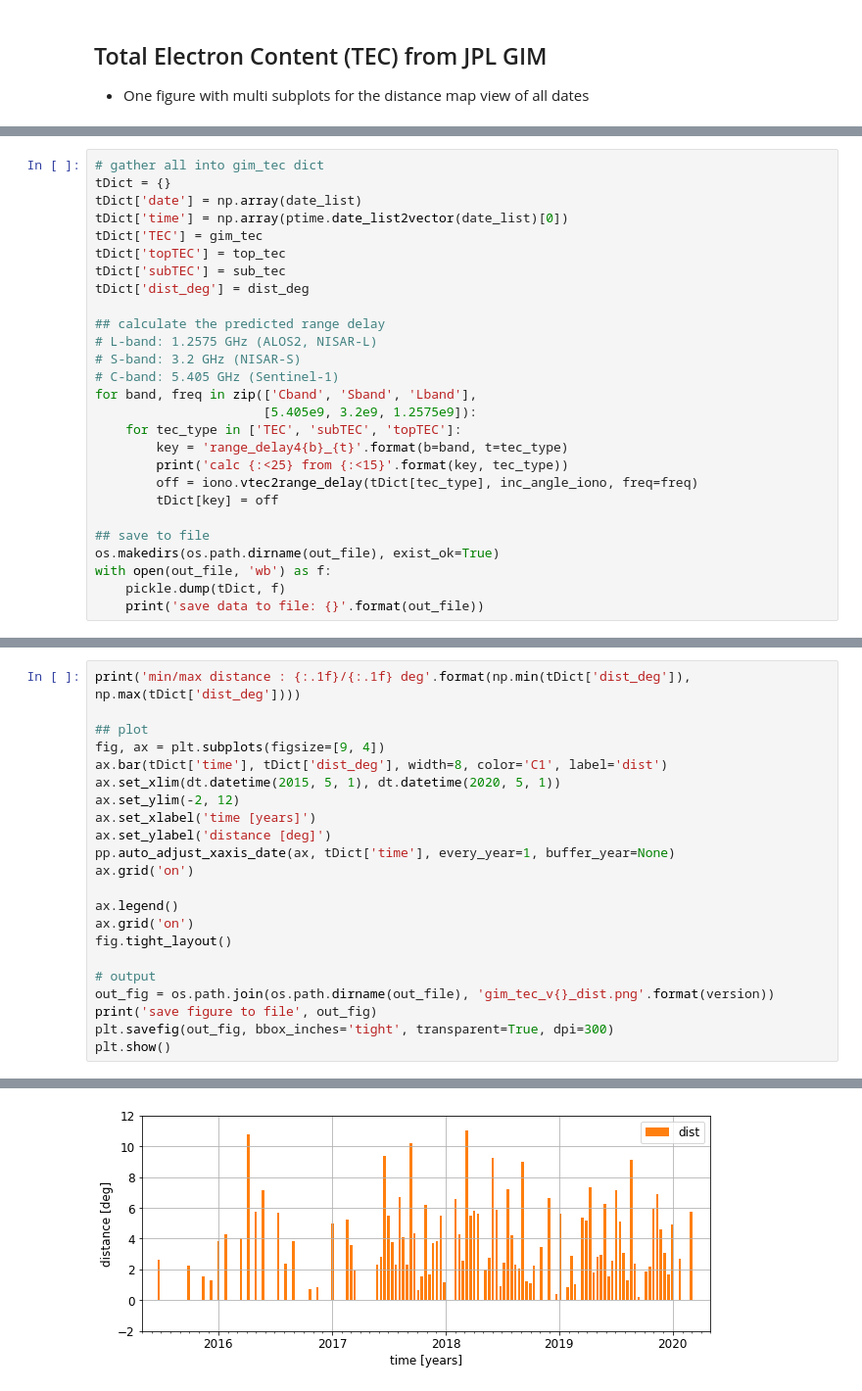
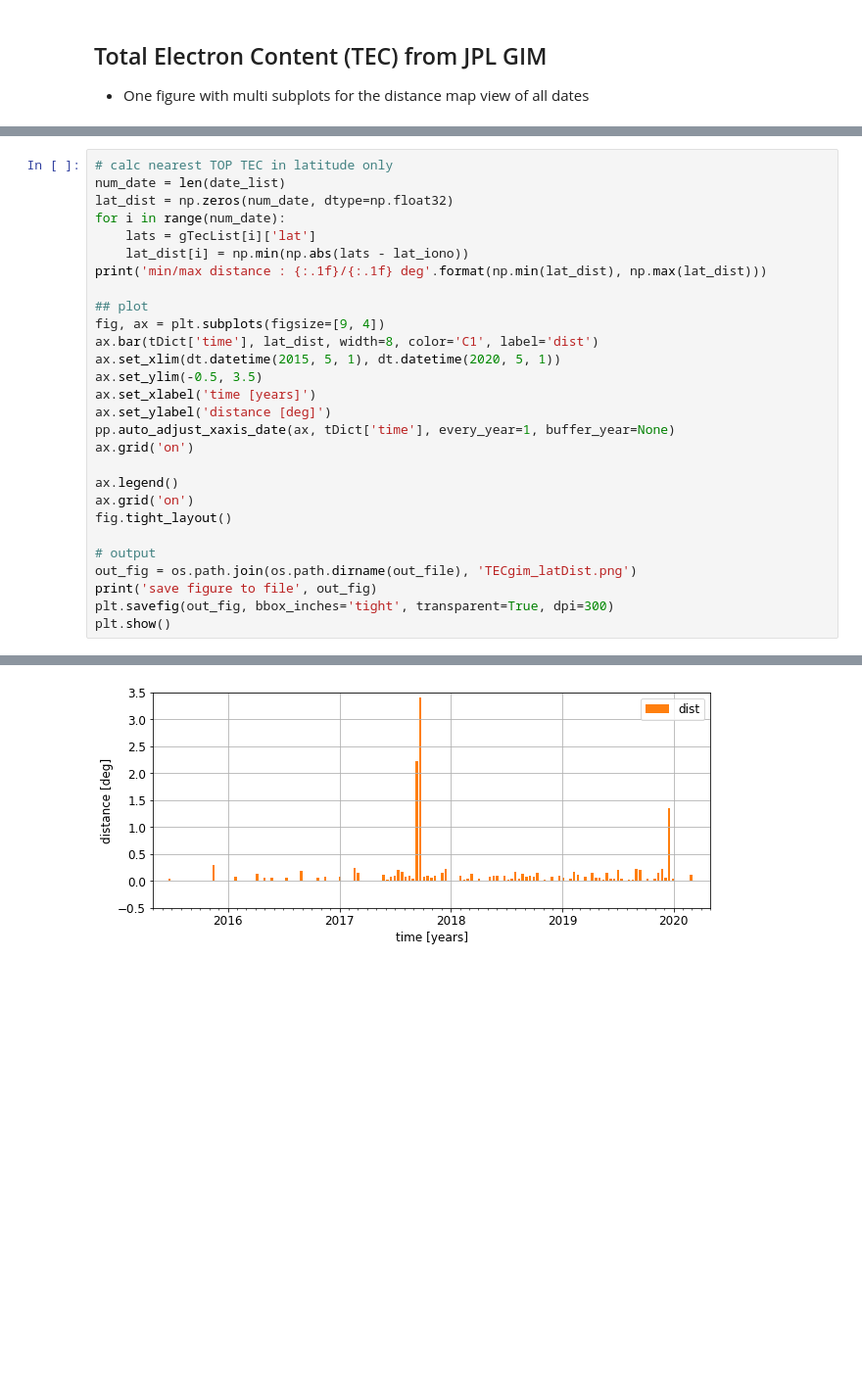
Before and after one commit to yunjunz/2022-Geolocation, a Jupyter notebook: prep_gim_tec.ipynb, the cells around one changed output, grey strips where cells are left out. Shown at 98% size. Saved outputs shown, nothing was run; the diff lists cells and outputs as text; blank space fills up the shorter version.

```diff
--- a/prep_gim_tec.ipynb
+++ b/prep_gim_tec.ipynb
@@ -113,27 +91,0 @@ Done.
-# %%
-# gather all into gim_tec dict
-tDict = {}
-tDict['date'] = np.array(date_list)
-tDict['time'] = np.array(ptime.date_list2vector(date_list)[0])
-tDict['TEC'] = gim_tec
-tDict['topTEC'] = top_tec
-tDict['subTEC'] = sub_tec
-tDict['dist_deg'] = dist_deg
-
-## calculate the predicted range delay
-# L-band: 1.2575 GHz (ALOS2, NISAR-L)
-# S-band: 3.2 GHz (NISAR-S)
-# C-band: 5.405 GHz (Sentinel-1)
-for band, freq in zip(['Cband', 'Sband', 'Lband'],
-                      [5.405e9, 3.2e9, 1.2575e9]):
-    for tec_type in ['TEC', 'subTEC', 'topTEC']:
-        key = 'range_delay4{b}_{t}'.format(b=band, t=tec_type)
-        print('calc {:<25} from {:<15}'.format(key, tec_type))
-        off = iono.vtec2range_delay(tDict[tec_type], inc_angle_iono, freq=freq)
-        tDict[key] = off
-
-## save to file
-os.makedirs(os.path.dirname(out_file), exist_ok=True)
-with open(out_file, 'wb') as f:
-    pickle.dump(tDict, f)
-    print('save data to file: {}'.format(out_file))
@@ -235,11 +182,17 @@ save figure to file /Users/yunjunz/data/ChileSenAT149/offset_comp/boxLR/../gim_t
 # %%
-print('min/max distance : {:.1f}/{:.1f} deg'.format(np.min(tDict['dist_deg']), np.max(tDict['dist_deg'])))
+# calc nearest TOP TEC in latitude only
+num_date = len(date_list)
+lat_dist = np.zeros(num_date, dtype=np.float32)
+for i in range(num_date):
+    lats = gTecList[i]['lat']
+    lat_dist[i] = np.min(np.abs(lats - lat_iono))
+print('min/max distance : {:.1f}/{:.1f} deg'.format(np.min(lat_dist), np.max(lat_dist)))
 
 ## plot
 fig, ax = plt.subplots(figsize=[9, 4])
-ax.bar(tDict['time'], tDict['dist_deg'], width=8, color='C1', label='dist')
+ax.bar(tDict['time'], lat_dist, width=8, color='C1', label='dist')
 ax.set_xlim(dt.datetime(2015, 5, 1), dt.datetime(2020, 5, 1))
-ax.set_ylim(-2, 12)
+ax.set_ylim(-0.5, 3.5)
 ax.set_xlabel('time [years]')
 ax.set_ylabel('distance [deg]')
 pp.auto_adjust_xaxis_date(ax, tDict['time'], every_year=1, buffer_year=None)
@@ -250,7 +203,7 @@ ax.grid('on')
 fig.tight_layout()
 
 # output
-out_fig = os.path.join(os.path.dirname(out_file), 'gim_tec_v{}_dist.png'.format(version))
+out_fig = os.path.join(os.path.dirname(out_file), 'TECgim_latDist.png')
 print('save figure to file', out_fig)
 plt.savefig(out_fig, bbox_inches='tight', transparent=True, dpi=300)
 plt.show()
@@ -260,2 +213,2 @@ save figure to file /Users/yunjunz/data/ChileSenAT149/offset_comp/boxLR/gim_tec_
-[figure, old version]
+[figure, new version]
 # %% [markdown]
```
Also changed, not shown: parts of 18 cells of this notebook, 4 other files.
